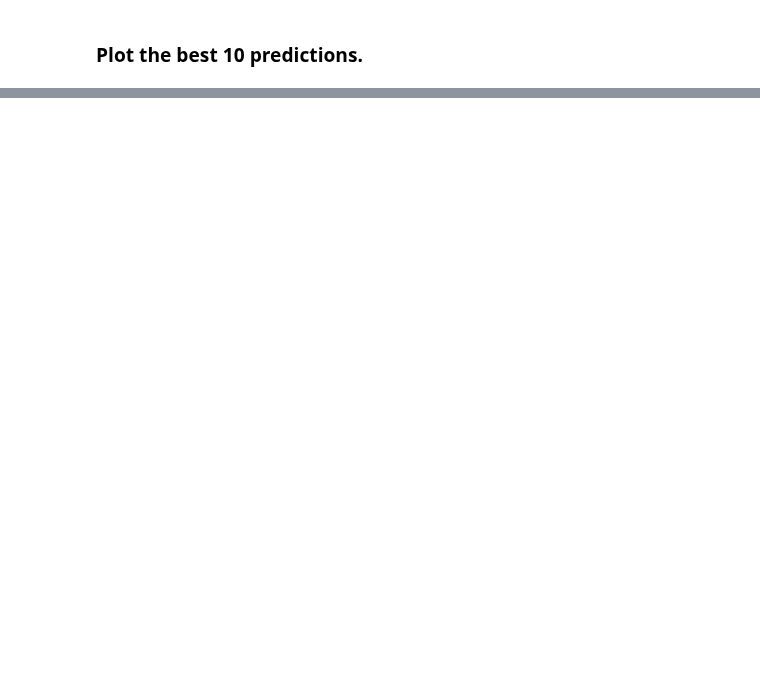
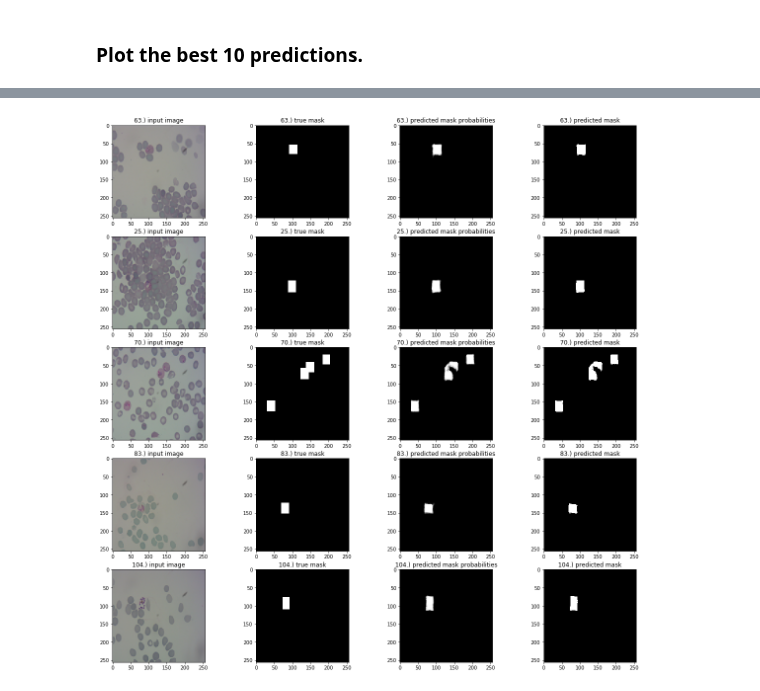
Before and after one commit to ErickDiaz/bioinformatic_thesis_project, a Jupyter notebook: code/training/U-net-malaria-tf.ipynb, the cells around one changed output, grey strips where cells are left out. Saved outputs shown, nothing was run; the diff lists cells and outputs as text; code cells hidden in the pictures; blank space fills up the shorter version.

```diff
--- a/code/training/U-net-malaria-tf.ipynb
+++ b/code/training/U-net-malaria-tf.ipynb
@@ -696,3 +1270,20 @@ for i,n in enumerate(list_):
+# %%
+n = 5
+fig, axs = plt.subplots(n,4,figsize=(20,20))
+list_ = valid_score_df.sort_values(by='valid_score', ascending=False)[:n]['index'].values.astype(np.int)
+#list_ = [valid_score_df['valid_score'].idxmin(),valid_score_df['valid_score'].idxmax()]
+for i,n in enumerate(list_):
+    img, img_type = imshow_args(X_test[n])
+    axs[i,0].imshow(img, img_type)
+    axs[i,0].set_title('{}.) input image'.format(n))
+    axs[i,1].imshow(Y_test[n,:,:,0], cm.gray)
+    axs[i,1].set_title('{}.) true mask'.format(n))
+    axs[i,2].imshow(y_test_pred_proba[n,:,:,0], cmap='gray')
+    axs[i,2].set_title('{}.) predicted mask probabilities'.format(n))
+    axs[i,3].imshow(y_test_pred[n,:,:,0], cmap='gray')
+    axs[i,3].set_title('{}.) predicted mask'.format(n));
+# %% [output]
+[figure, added]
 # %%
 sess.close()
 # %%
```
Also changed, not shown: parts of 25 cells of this notebook.
